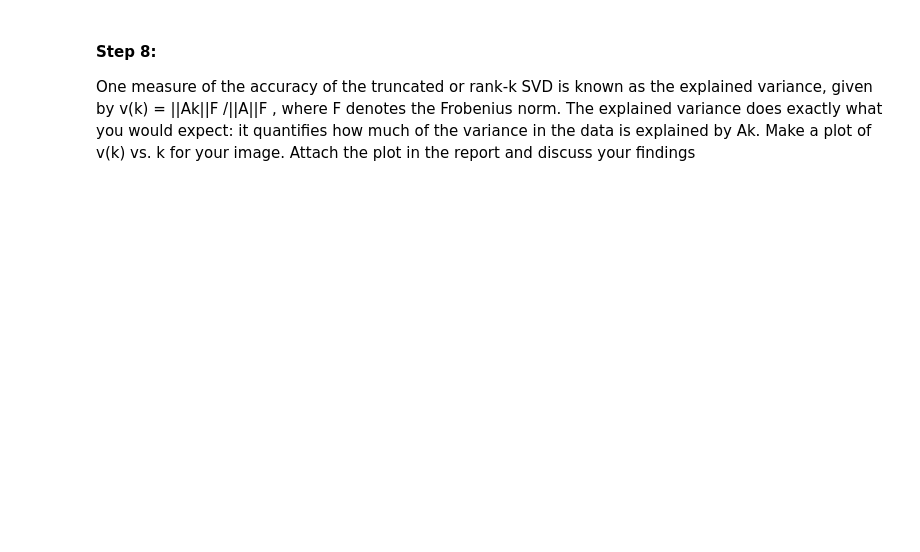
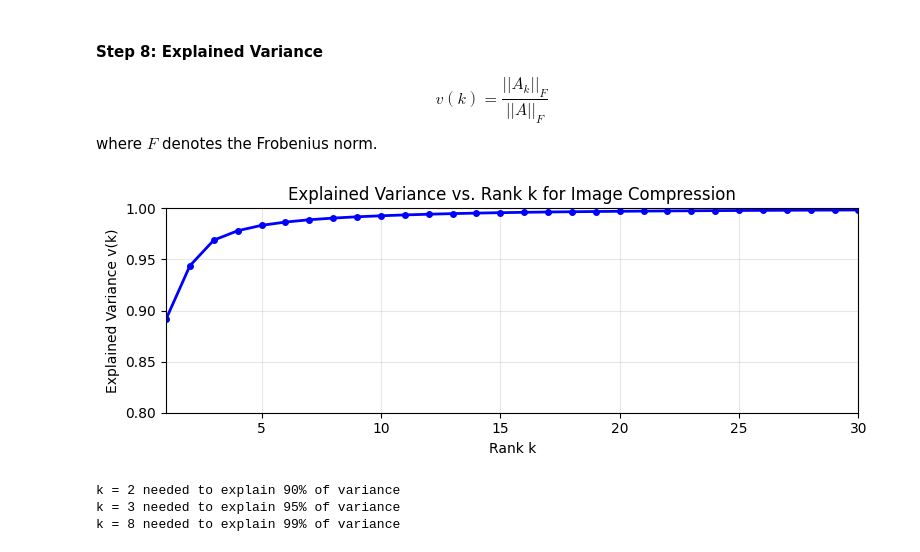
Before and after one commit to kmhswimgirl/svd_compression, a Jupyter notebook: svd_doc.ipynb, the cells around one changed output. Cells and saved outputs as stored; diff of their text form; code cells hidden in the pictures; blank space fills up the shorter version.

```diff
--- a/svd_doc.ipynb
+++ b/svd_doc.ipynb
@@ -85,10 +148,53 @@ them in a table and discuss your findings
 # %% [markdown]
 
-#### Step 8:
-One measure of the accuracy of the truncated or rank-k SVD is known as the
-explained variance, given by v(k) = ||Ak||F /||A||F , where F denotes the Frobenius
-norm. The explained variance does exactly what you would expect: it quantifies
-how much of the variance in the data is explained by Ak. Make a plot of v(k) vs.
-k for your image. Attach the plot in the report and discuss your findings
+#### Step 8: Explained Variance
+
+$$v(k) = \frac{||A_k||_F}{||A||_F}$$
+where $F$ denotes the Frobenius norm.
+# %%
+def calculate_explained_variance(image_path, max_k=50):
+    img = cv2.imread(image_path, cv2.IMREAD_GRAYSCALE).astype(np.float64) # svd on image
+    U, S, Vt = np.linalg.svd(img, full_matrices=False)
+
+    f_norm_A = np.linalg.norm(img, 'fro') # f norm of A
+
+    k_values = range(1, min(max_k + 1, len(S) + 1))
+    exp_variance = []
+
+    for k in k_values:
+        A_k = np.dot(U[:, :k], np.dot(np.diag(S[:k]), Vt[:k, :])) # making Ak with the first k singular values
+
+        f_norm_Ak = np.linalg.norm(A_k, 'fro') # f norm of Ak
+
+        # calc explained variance v(k)
+        v_k = f_norm_Ak / f_norm_A
+        exp_variance.append(v_k)
+
+    return k_values, exp_variance
+
+k_values, variance_explained = calculate_explained_variance(img_moon, max_k=50)
+
+# using matplotlib to show the graph
+plt.figure(figsize=(8, 3))
+plt.plot(k_values, variance_explained, 'b-o', markersize=4, linewidth=2)
+plt.xlabel('Rank k')
+plt.ylabel('Explained Variance v(k)')
+plt.title('Explained Variance vs. Rank k for Image Compression')
+plt.grid(True, alpha=0.3)
+plt.xlim(1, 30)
+plt.ylim(0.8, 1.0)
+plt.tight_layout()
+plt.show()
+
+# thresholds/variance benchmarks
+for threshold in [0.9, 0.95, 0.99]:
+    k_needed = next((k for k, v in zip(k_values, variance_explained) if v >= threshold), None)
+    if k_needed:
+        print(f"k = {k_needed} needed to explain {threshold*100:.0f}% of variance")
+# %% [output]
+[figure, added]
+k = 2 needed to explain 90% of variance
+k = 3 needed to explain 95% of variance
+k = 8 needed to explain 99% of variance
 # %% [markdown]
 
```
Also changed, not shown: parts of 20 cells of this notebook, 2 other files.
